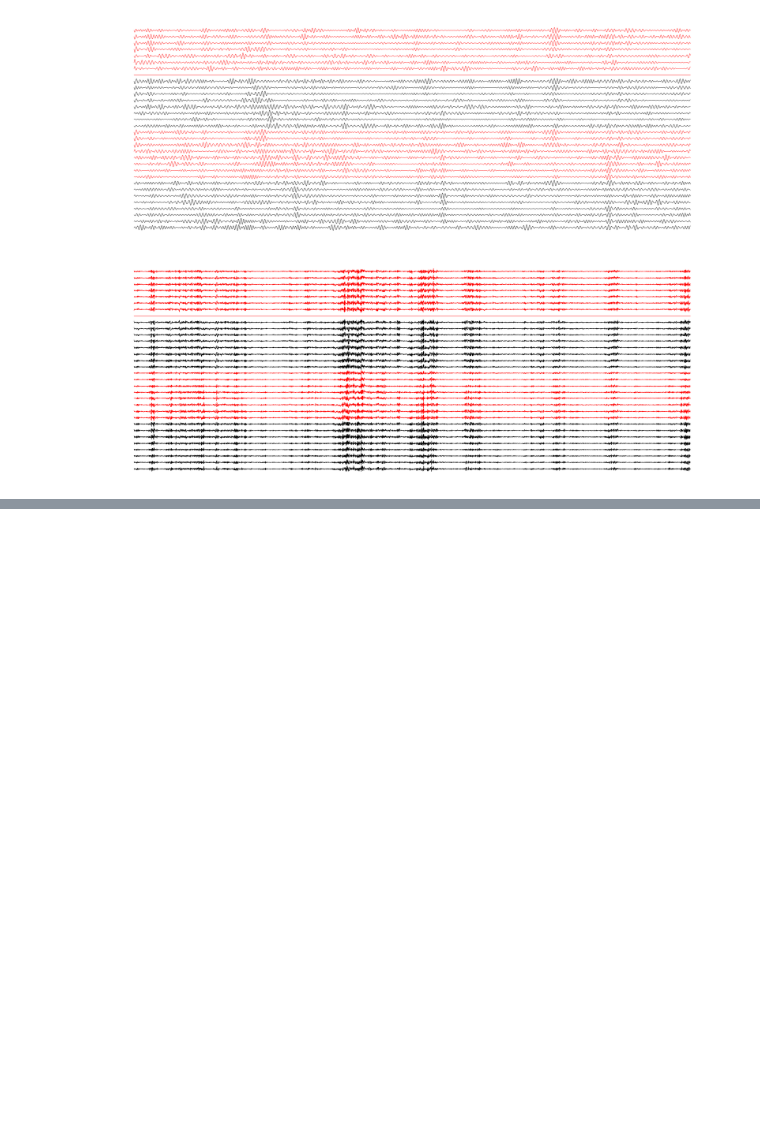
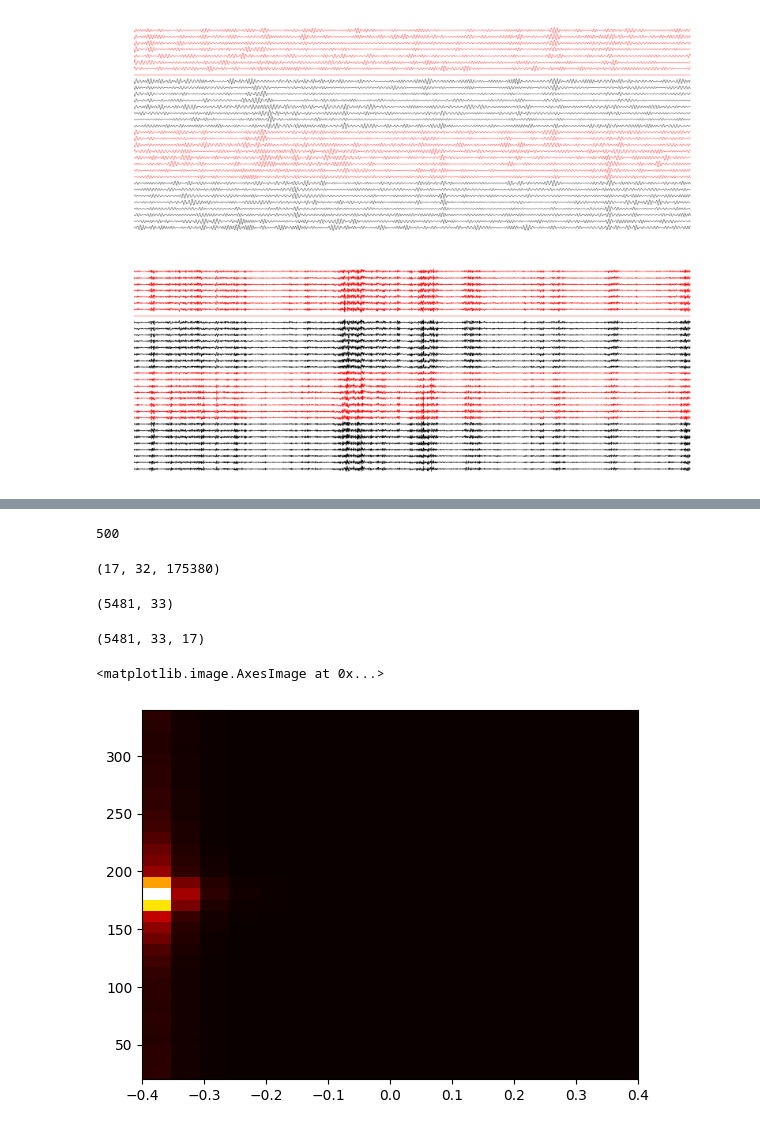
Before and after one commit to dtabuena/Workshop, a Jupyter notebook: Py_trodes/PyTrodes_Pipeline_.ipynb, the cells around one changed output, grey strips where cells are left out. Saved outputs shown, nothing was run; the diff lists cells and outputs as text; code cells hidden in the pictures; blank space fills up the shorter version.

```diff
--- a/Py_trodes/PyTrodes_Pipeline_.ipynb
+++ b/Py_trodes/PyTrodes_Pipeline_.ipynb
@@ -202,0 +232,4 @@ def find_channel_ripples_df(trace,downsample_rate,min_thresh=3,min_dur=15,min_ga
+# %%
+nperseg
+# %% [output]
+500
@@ -202,0 +243,49 @@ def find_channel_ripples_df(trace,downsample_rate,min_thresh=3,min_dur=15,min_ga
+# %%
+fpass_bool = np.logical_and(freqs>fpass[0] , freqs<fpass[1])
+freqs = freqs[fpass_bool]
+spectrogram_data = spectrogram_data[fpass_bool,:,:]
+spectrogram_data.shape
+# %% [output]
+(17, 32, 175380)
+# %%
+spectrogram_data = (spectrogram_data.transpose([2,0,1]) - np.mean(spectrogram_data,axis=2)) / np.std(spectrogram_data,axis=2)
+# %%
+def fuzzy_time_match(query_time, target_time):
+    delta_t = target_time[:,np.newaxis] - query_time
+    match_index = np.argmin(abs(delta_t),axis=0)
+    match_time = target_time[match_index]
+    return match_index,match_time
+
+
+ripple_trigs = (ripples_dict['ch10']['starts']+ripples_dict['ch10']['max_tic']).values
+ripple_trigs_sec = ripple_trigs/downsampled_rate
+match_index,match_time = fuzzy_time_match(ripple_trigs_sec,spectro_time)
+# %%
+spectro_fs = spectro_time[1]-spectro_time[0]
+relative_spect_window = np.arange(-.4/spectro_fs,0.4/spectro_fs+spectro_fs)
+relative_spect_window_sec = relative_spect_window*spectro_fs
+trig_index_mat = (match_index[:,np.newaxis] + relative_spect_window).astype('int')
+
+
+
+in_range = np.logical_and( trig_index_mat>=0, trig_index_mat<len(spectro_time))
+complete_window = np.min(in_range,axis=1)==1
+trig_index_mat = trig_index_mat[complete_window,:]
+# trig_index_mat = np.repeat(trig_index_mat[:, :, np.newaxis], spectrogram_ch0.shape[0], axis=2)
+trig_index_mat.shape
+# %% [output]
+(5481, 33)
+# %%
+channel_idx = 18
+spectrogram_ch0 = spectrogram_data[:, channel_idx, :].transpose()
+spectrogram_ch0.shape
+
+trig_spects = spectrogram_ch0[trig_index_mat,:]
+print(trig_spects.shape)
+mean_spect = np.median(trig_spects,axis=0)
+fig,ax=plt.subplots()
+ax.pcolorfast(relative_spect_window_sec, freqs, mean_spect, cmap='hot')
+# %% [output]
+(5481, 33, 17)
+<matplotlib.image.AxesImage at 0x...>
+[figure, added]
```
Also changed, not shown: parts of 13 cells of this notebook.
